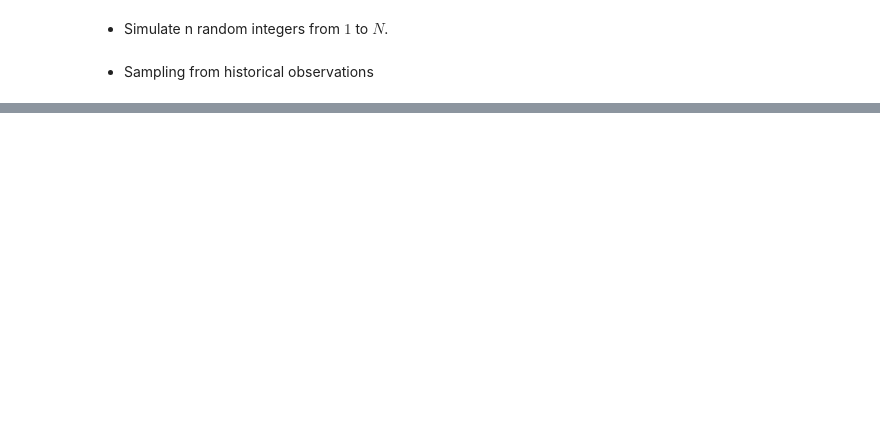
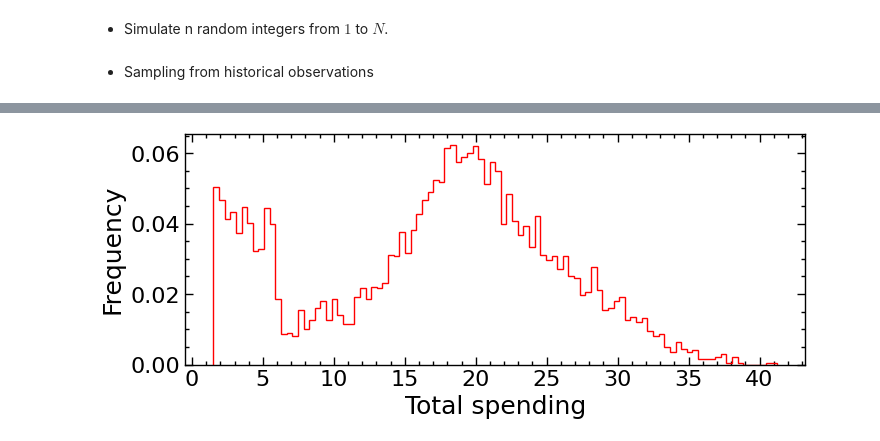
Before and after one commit to Jing-git2/Monte-Carlo-Simulation-Demo, a Jupyter notebook: Monte Carlo Simulation - Demo.ipynb, the cells around one changed output, grey strips where cells are left out. Saved outputs shown, nothing was run; the diff lists cells and outputs as text; code cells hidden in the pictures; blank space fills up the shorter version.

```diff
--- a/Monte Carlo Simulation - Demo.ipynb
+++ b/Monte Carlo Simulation - Demo.ipynb
@@ -161,0 +188,41 @@ We want to simulate 1000 trials of the lunch bills, and plot out the distributio
+# %%
+# Simulate 5000 times
+N = 5000
+
+# Drinks spending
+drinks = np.random.uniform(1.5, 6, size=N)
+
+# Determine if a main course is ordered
+if_main_course = np.random.choice([0, 1], size=N, p=[0.3, 0.7])
+
+# Main course spending
+main_course = if_main_course * np.random.normal(15, 3, size=N)
+
+# Determine if an appetizer is ordered based on the drinking bill
+if_appetizer = np.where(drinks > 4,
+                        np.random.choice([0, 1], size=N, p=[0.7, 0.3]),
+                        np.random.choice([0, 1], size=N, p=[0.8, 0.2]))
+
+# Appetizer spending
+appetizer = if_appetizer * np.random.normal(8, 2, size=N)
+
+# Determine if a dessert is ordered
+if_dessert = np.random.choice([0, 1], size=N, p=[0.8, 0.2])
+
+# Dessert prices
+dessert_prices = [3.5, 4.0, 6.0]
+
+# Dessert spending
+dessert = if_dessert * np.random.choice(dessert_prices, size=N)
+
+# Total spending
+total_spending = drinks + main_course + appetizer + dessert
+# %%
+# Plot the histogram of the total spending
+plt.figure(figsize=(8,3))
+plt.hist(total_spending, histtype='step', color='red', density='norm', bins=100)
+plt.xlabel('Total spending', fontsize=18)
+plt.ylabel('Frequency', fontsize=18)
+plt.show()
+# %% [output]
+[figure, added]
```
Also changed, not shown: parts of 17 cells of this notebook.
